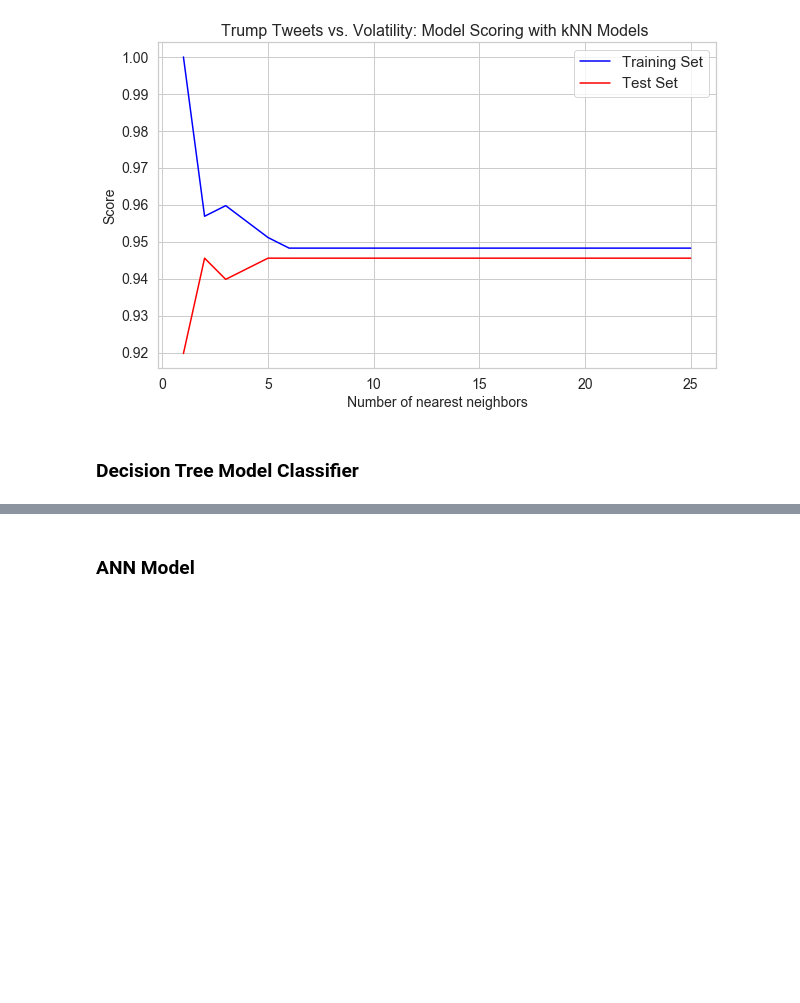
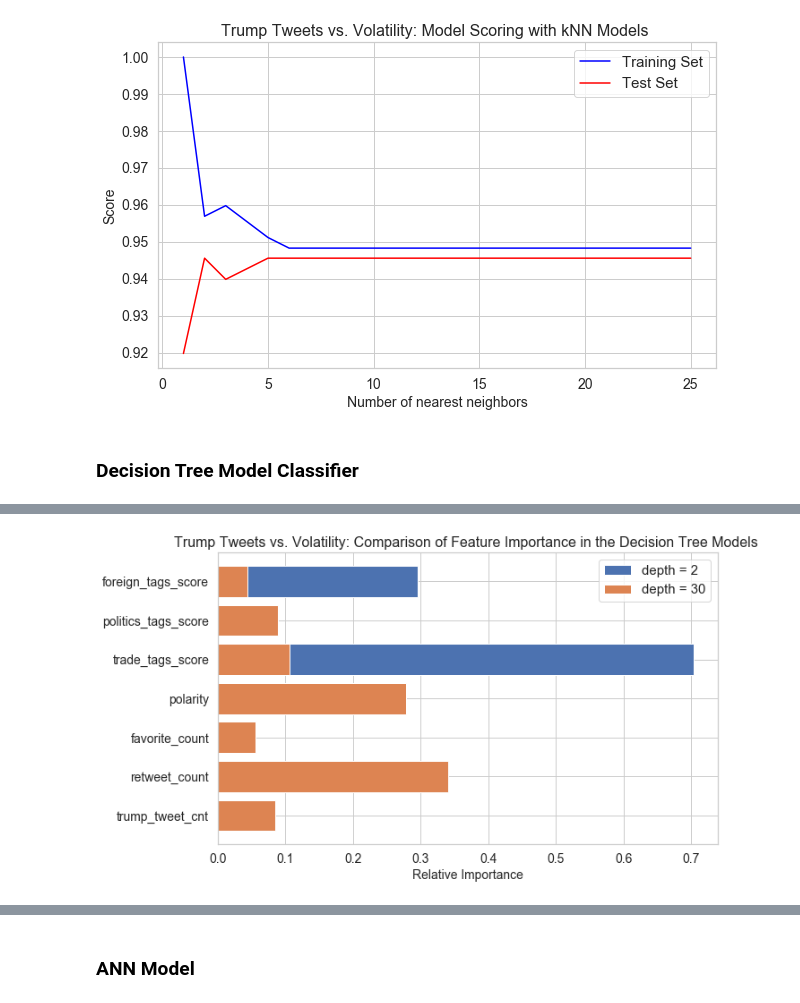
Before and after one commit to harvardfinalproject/finalproject, a Jupyter notebook: Milestone4_Group6_version2_Martin.ipynb, the cells around one changed output, grey strips where cells are left out. Drawn from its saved outputs; the diff is of its cells as text; code cells hidden in the pictures; blank space fills up the shorter version.

Commit message:
update augmented dataset training

```diff
--- a/Milestone4_Group6_version2_Martin.ipynb
+++ b/Milestone4_Group6_version2_Martin.ipynb
@@ -1048,0 +1034,12 @@ The max depth is 30 The training set_score is  1.0 . The validation set score is
+# %%
+fig, ax1 = plt.subplots(figsize=(10,6))
+ax1.barh(X_train.columns,tree_models[1].feature_importances_,label='depth = 2')
+
+ax1.barh(X_train.columns,tree_models[-1].feature_importances_,label='depth = 30')
+ax1.legend(fontsize=15)
+ax1.set_xlabel("Relative Importance",fontsize=14)
+ax1.tick_params(axis='both', labelsize=14)
+plt.title('Trump Tweets vs. Volatility: Comparison of Feature Importance in the Decision Tree Models ', fontsize=16)
+plt.show()
+# %% [output]
+[figure, added]
```
Also changed, not shown: parts of 17 cells of this notebook.
